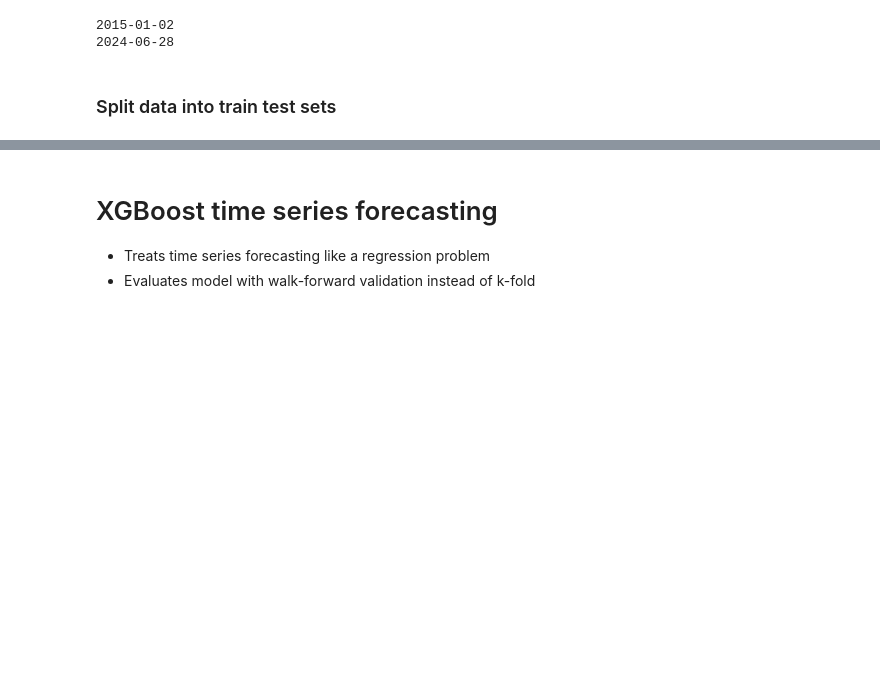
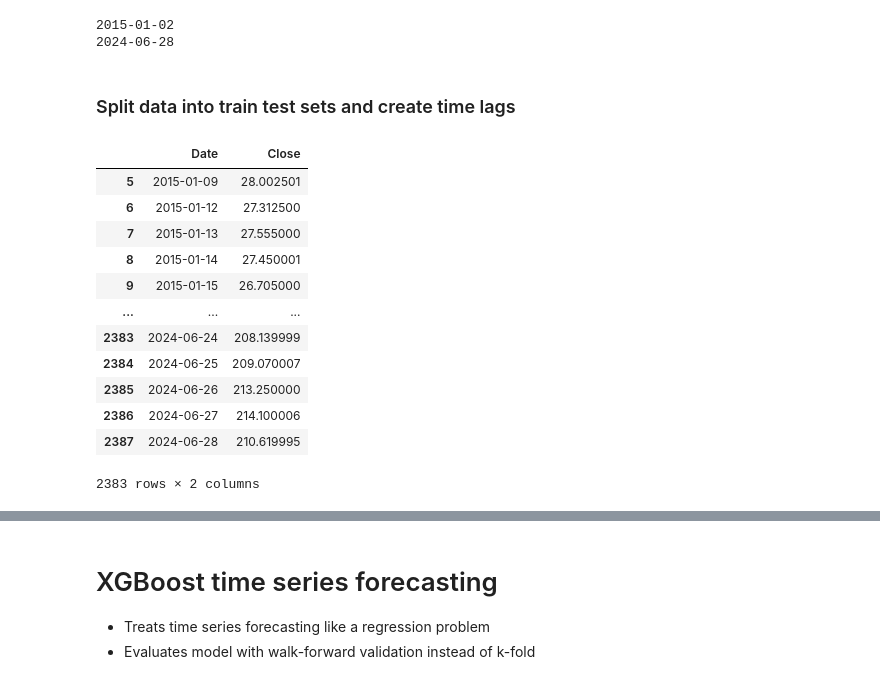
Before and after one commit to songthao1610/FinPortOpt, a Jupyter notebook: forecast_models/xgboost_model.ipynb, the cells around one changed output, grey strips where cells are left out. Saved outputs shown, nothing was run; the diff lists cells and outputs as text; code cells hidden in the pictures; blank space fills up the shorter version.

```diff
--- a/forecast_models/xgboost_model.ipynb
+++ b/forecast_models/xgboost_model.ipynb
@@ -32,4 +30,4 @@ print(max_time)
 2015-01-02
 2024-06-28
 # %% [markdown]
-### Split data into train test sets
+### Split data into train test sets and create time lags
@@ -35,0 +46,17 @@ print(max_time)
+# %%
+Y = pd.concat([X["Date"], y], axis=1)
+Y
+# %% [output]
+|  | Date | Close |
+| 5 | 2015-01-09 | 28.002501 |
+| 6 | 2015-01-12 | 27.312500 |
+| 7 | 2015-01-13 | 27.555000 |
+| 8 | 2015-01-14 | 27.450001 |
+| 9 | 2015-01-15 | 26.705000 |
+| ... | ... | ... |
+| 2383 | 2024-06-24 | 208.139999 |
+| 2384 | 2024-06-25 | 209.070007 |
+| 2385 | 2024-06-26 | 213.250000 |
+| 2386 | 2024-06-27 | 214.100006 |
+| 2387 | 2024-06-28 | 210.619995 |
+2383 rows × 2 columns
```
Also changed, not shown: parts of 10 cells of this notebook.
